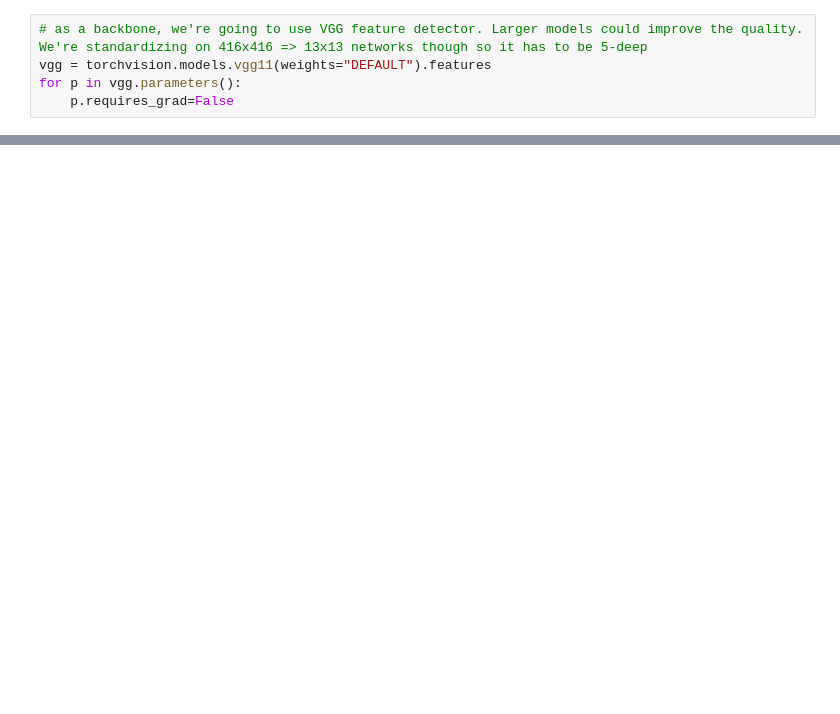
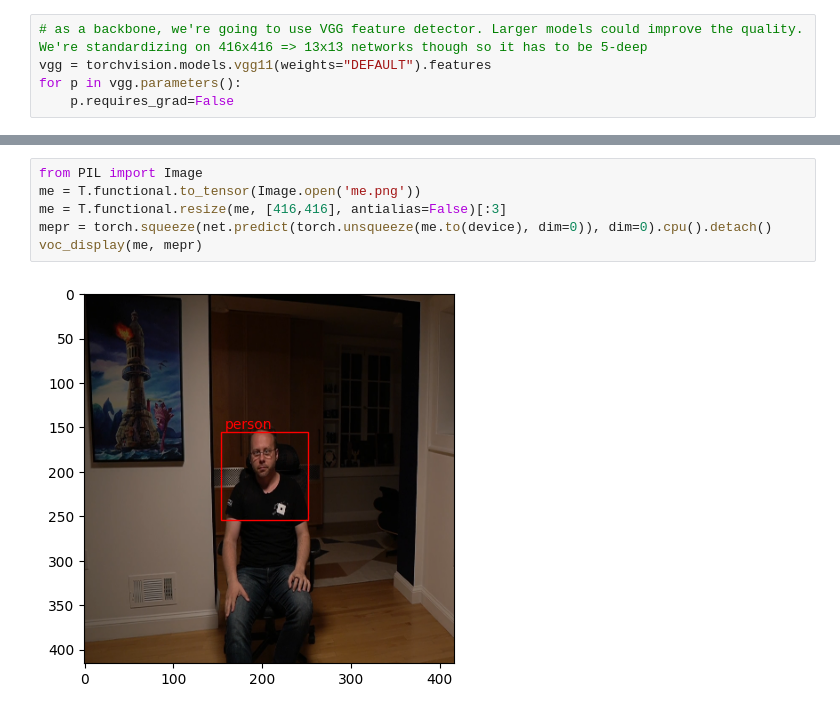
Before and after one commit to zeux/mlexp, a Jupyter notebook: segnet/objects.ipynb, the cells around one changed output, grey strips where cells are left out. Drawn from its saved outputs; the diff is of its cells as text; blank space fills up the shorter version.

```diff
--- a/segnet/objects.ipynb
+++ b/segnet/objects.ipynb
@@ -171,0 +234,8 @@ tensor([0.0000, 0.1195, 0.6511, 0.0216, 0.0192])
+# %%
+from PIL import Image
+me = T.functional.to_tensor(Image.open('me.png'))
+me = T.functional.resize(me, [416,416], antialias=False)[:3]
+mepr = torch.squeeze(net.predict(torch.unsqueeze(me.to(device), dim=0)), dim=0).cpu().detach()
+voc_display(me, mepr)
+# %% [output]
+[figure, added]
```
Also changed, not shown: parts of 12 cells of this notebook.
